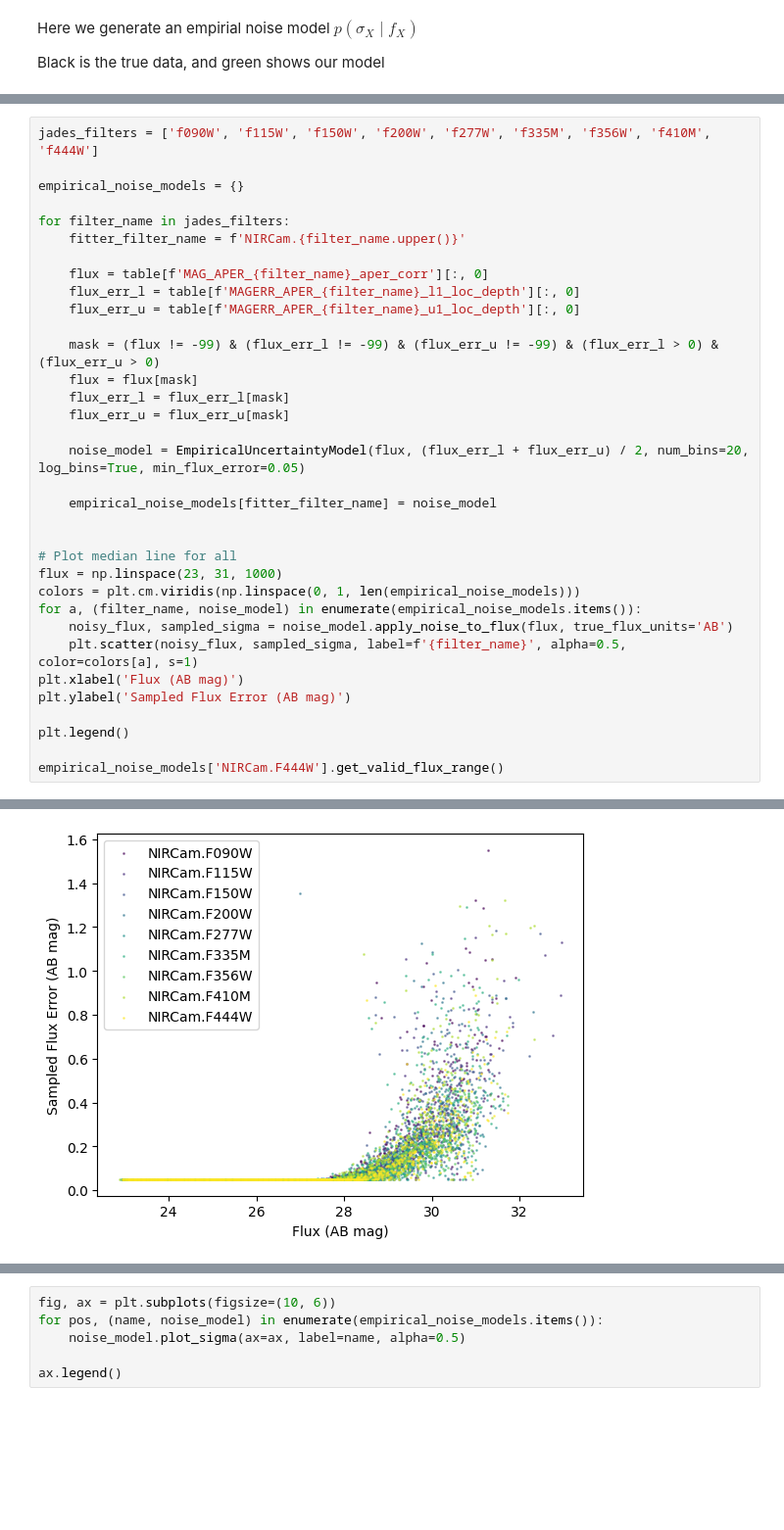
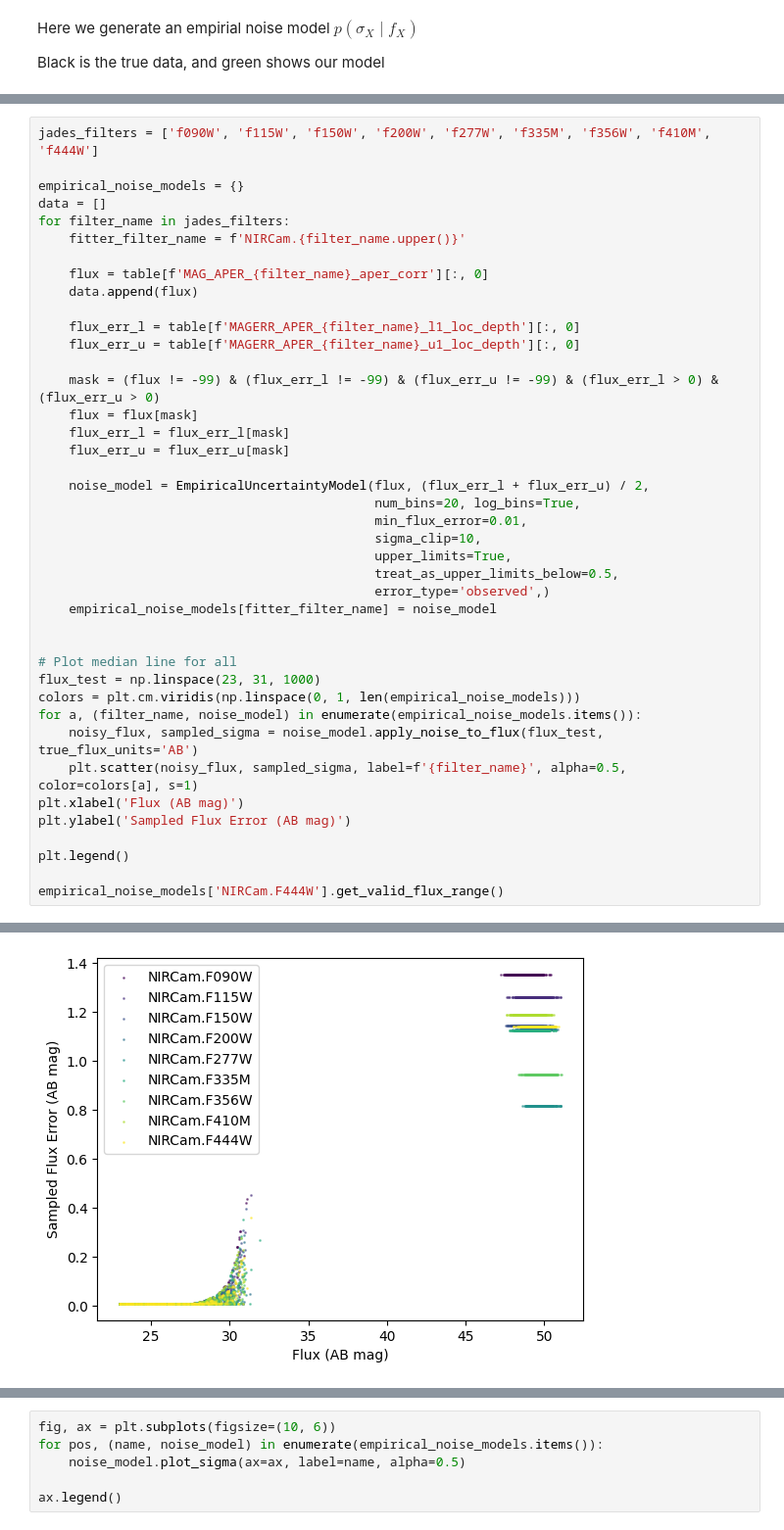
Before and after one commit to synthesizer-project/synference, a Jupyter notebook: scripts/sbi/empirical_noise_model.ipynb, the cells around one changed output, grey strips where cells are left out. Shown at 98% size. Drawn from its saved outputs; the diff is of its cells as text; blank space fills up the shorter version.

```diff
--- a/scripts/sbi/empirical_noise_model.ipynb
+++ b/scripts/sbi/empirical_noise_model.ipynb
@@ -106,11 +161,13 @@ plt.legend()
 jades_filters = ['f090W', 'f115W', 'f150W', 'f200W', 'f277W', 'f335M', 'f356W', 'f410M', 'f444W']
 
 empirical_noise_models = {}
-
+data = []
 for filter_name in jades_filters:
     fitter_filter_name = f'NIRCam.{filter_name.upper()}'
 
     flux = table[f'MAG_APER_{filter_name}_aper_corr'][:, 0]
+    data.append(flux)
+
     flux_err_l = table[f'MAGERR_APER_{filter_name}_l1_loc_depth'][:, 0]
     flux_err_u = table[f'MAGERR_APER_{filter_name}_u1_loc_depth'][:, 0]
 
@@ -119,16 +176,21 @@ for filter_name in jades_filters:
     flux_err_l = flux_err_l[mask]
     flux_err_u = flux_err_u[mask]
 
-    noise_model = EmpiricalUncertaintyModel(flux, (flux_err_l + flux_err_u) / 2, num_bins=20, log_bins=True, min_flux_error=0.05)
-
+    noise_model = EmpiricalUncertaintyModel(flux, (flux_err_l + flux_err_u) / 2,
+                                            num_bins=20, log_bins=True,
+                                            min_flux_error=0.01,
+                                            sigma_clip=10,
+                                            upper_limits=True,
+                                            treat_as_upper_limits_below=0.5,
+                                            error_type='observed',)
     empirical_noise_models[fitter_filter_name] = noise_model
 
 
 # Plot median line for all
-flux = np.linspace(23, 31, 1000)
+flux_test = np.linspace(23, 31, 1000)
 colors = plt.cm.viridis(np.linspace(0, 1, len(empirical_noise_models)))
 for a, (filter_name, noise_model) in enumerate(empirical_noise_models.items()):
-    noisy_flux, sampled_sigma = noise_model.apply_noise_to_flux(flux, true_flux_units='AB')
+    noisy_flux, sampled_sigma = noise_model.apply_noise_to_flux(flux_test, true_flux_units='AB')
     plt.scatter(noisy_flux, sampled_sigma, label=f'{filter_name}', alpha=0.5, color=colors[a], s=1)
 plt.xlabel('Flux (AB mag)')
 plt.ylabel('Sampled Flux Error (AB mag)')
@@ -149,2 +219,2 @@ empirical_noise_models['NIRCam.F444W'].get_valid_flux_range()
 (np.float32(20.87883), np.float32(31.764267))
-[figure, old version]
+[figure, new version]
```
Also changed, not shown: parts of 32 cells of this notebook, 16 other files.
